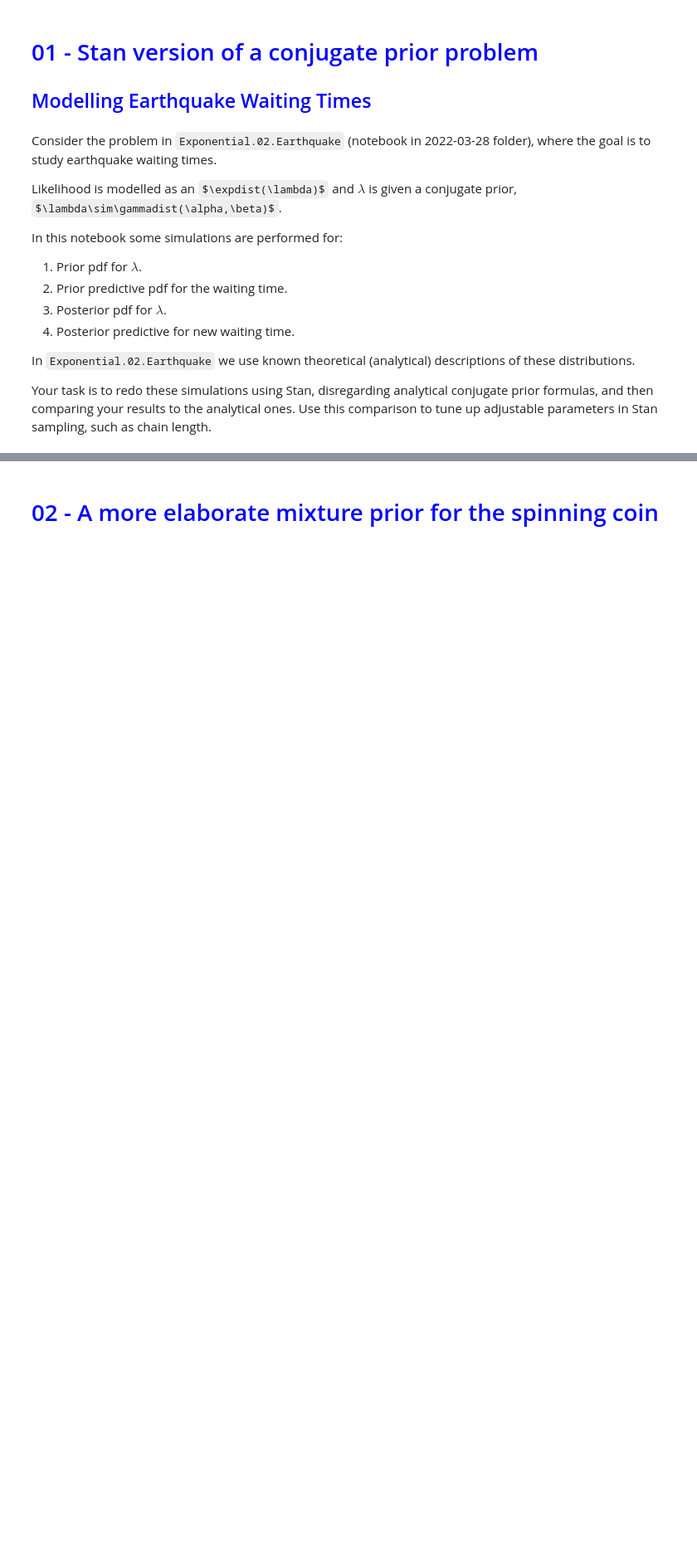
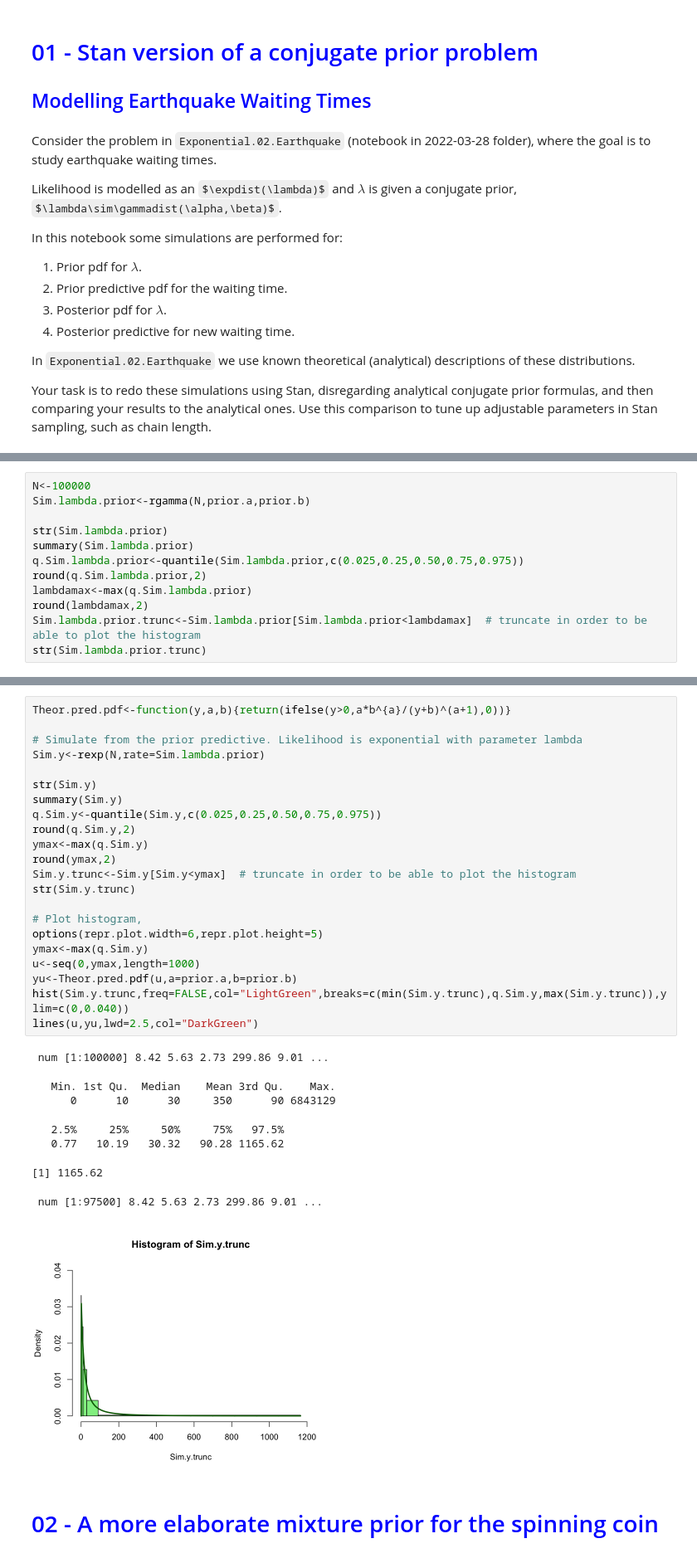
Before and after one commit to marcosPlaza/BayesianRepo, a Jupyter notebook: Homework 01 - Statements-20220404/Notebook/2021-2022.Homework.01.Statements_QijunJinJohnnyNunezMarcosPlaza.ipynb, the cells around one changed output, grey strips where cells are left out. Shown: that part at 83% size. Saved outputs shown, nothing was run; the diff lists cells and outputs as text; some formulas as TeX source; blank space fills up the shorter version.

```diff
--- a/Homework 01 - Statements-20220404/Notebook/2021-2022.Homework.01.Statements_QijunJinJohnnyNunezMarcosPlaza.ipynb
+++ b/Homework 01 - Statements-20220404/Notebook/2021-2022.Homework.01.Statements_QijunJinJohnnyNunezMarcosPlaza.ipynb
@@ -101,0 +150,12 @@ Your task is to redo these simulations using Stan, disregarding analytical conju
+# %%
+N<-100000
+Sim.lambda.prior<-rgamma(N,prior.a,prior.b)
+
+str(Sim.lambda.prior)
+summary(Sim.lambda.prior)
+q.Sim.lambda.prior<-quantile(Sim.lambda.prior,c(0.025,0.25,0.50,0.75,0.975))
+round(q.Sim.lambda.prior,2)
+lambdamax<-max(q.Sim.lambda.prior)
+round(lambdamax,2)
+Sim.lambda.prior.trunc<-Sim.lambda.prior[Sim.lambda.prior<lambdamax]  # truncate in order to be able to plot the histogram
+str(Sim.lambda.prior.trunc)
@@ -102,3 +172,34 @@ Your task is to redo these simulations using Stan, disregarding analytical conju
+# %%
+Theor.pred.pdf<-function(y,a,b){return(ifelse(y>0,a*b^{a}/(y+b)^(a+1),0))}
+
+# Simulate from the prior predictive. Likelihood is exponential with parameter lambda
+Sim.y<-rexp(N,rate=Sim.lambda.prior)
+
+str(Sim.y)
+summary(Sim.y)
+q.Sim.y<-quantile(Sim.y,c(0.025,0.25,0.50,0.75,0.975))
+round(q.Sim.y,2)
+ymax<-max(q.Sim.y)
+round(ymax,2)
+Sim.y.trunc<-Sim.y[Sim.y<ymax]  # truncate in order to be able to plot the histogram
+str(Sim.y.trunc)
+
+# Plot histogram,
+options(repr.plot.width=6,repr.plot.height=5)
+ymax<-max(q.Sim.y)
+u<-seq(0,ymax,length=1000)
+yu<-Theor.pred.pdf(u,a=prior.a,b=prior.b)
+hist(Sim.y.trunc,freq=FALSE,col="LightGreen",breaks=c(min(Sim.y.trunc),q.Sim.y,max(Sim.y.trunc)),ylim=c(0,0.040))
+lines(u,yu,lwd=2.5,col="DarkGreen")
+# %% [output]
+ num [1:100000] 8.42 5.63 2.73 299.86 9.01 ...
+   Min. 1st Qu.  Median    Mean 3rd Qu.    Max.
+      0      10      30     350      90 6843129
+   2.5%     25%     50%     75%   97.5%
+   0.77   10.19   30.32   90.28 1165.62
+[1] 1165.62
+ num [1:97500] 8.42 5.63 2.73 299.86 9.01 ...
+[figure, added]
 # %% [markdown]
 <h1 style="color:blue">02 - A more elaborate mixture prior for the spinning coin</h1>
 # %% [markdown]
```
Also changed, not shown: parts of 9 cells of this notebook.
